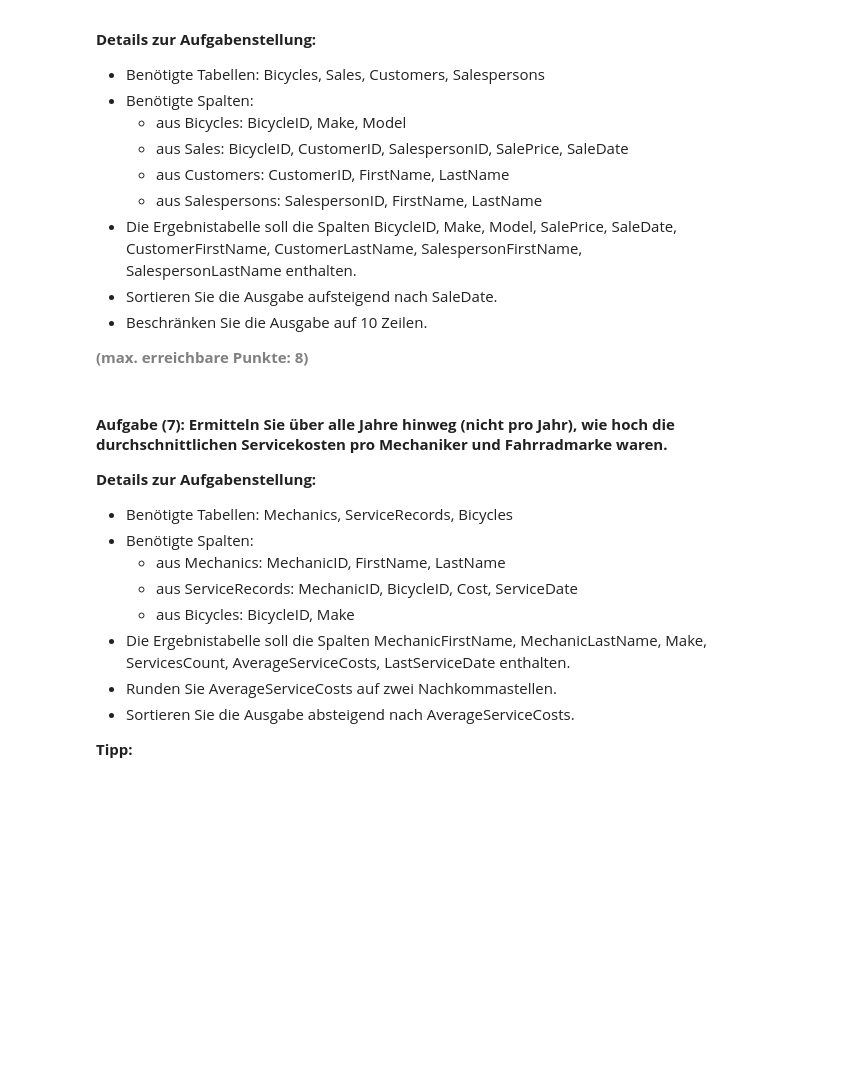
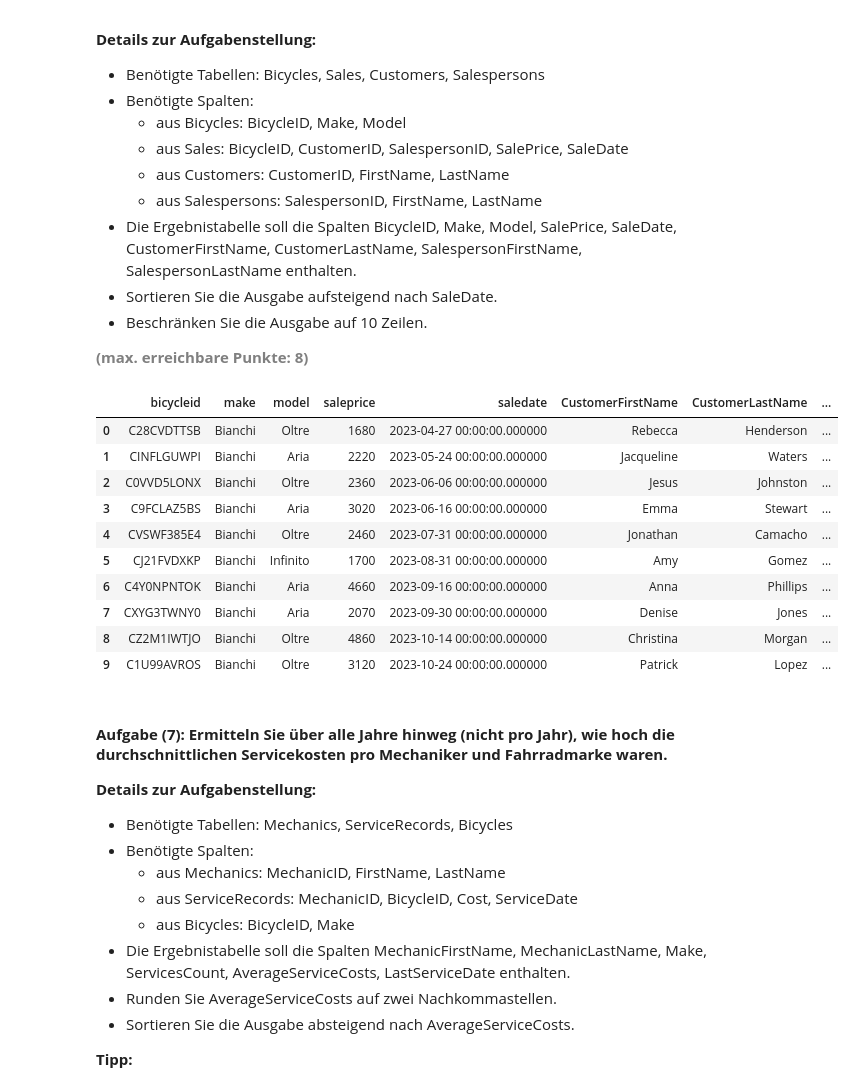
Before and after one commit to LeonCZHAW/python_postgresql_pgadmin, a Jupyter notebook: AP01_Mgmt_Nutzung_Relationale_Daten.ipynb, the cells around one changed output. Saved outputs shown, nothing was run; the diff lists cells and outputs as text; code cells hidden in the pictures; blank space fills up the shorter version.

```diff
--- a/AP01_Mgmt_Nutzung_Relationale_Daten.ipynb
+++ b/AP01_Mgmt_Nutzung_Relationale_Daten.ipynb
@@ -440,3 +460,53 @@ df_servicerecords
+# %%
+# Engine für Datenbankverbindung erstellen
+
+engine = create_engine('sqlite:///bike_shop.db')
+
+# SQL-Abfrage erstellen und ausführen
+
+df_bicycles = pd.read_sql_query("""
+                                    SELECT
+                                        b.BicycleID,
+                                        b.Make,
+                                        b.Model,
+                                        s.SalePrice,
+                                        s.SaleDate,
+                                        c.FirstName AS CustomerFirstName,
+                                        c.LastName AS CustomerLastName,
+                                        sp.FirstName AS SalespersonFirstName,
+                                        sp.LastName AS SalespersonLastName
+                                    FROM Bicycles AS b
+                                    JOIN Sales AS s
+                                        ON b.BicycleID = s.BicycleID
+                                    JOIN Customers AS c
+                                        ON s.CustomerID = c.CustomerID
+                                    JOIN Salespersons AS sp
+                                        ON s.SalespersonID = sp.SalespersonID
+                                    WHERE b.Make = 'Bianchi'
+                                        AND s.SaleDate >= '2023-03-01'
+                                        AND s.SaleDate < '2024-01-01'
+                                    ORDER BY s.SaleDate ASC LIMIT 10;
+                                    """, con=engine)
+
+# Datenbankverbindung trennen
+
+engine.dispose()
+
+# Ergebnis anzeigen
+
+df_bicycles
+# %% [output]
+|  | bicycleid | make | model | saleprice | saledate | CustomerFirstName | CustomerLastName | ... |
+| 0 | C28CVDTTSB | Bianchi | Oltre | 1680 | 2023-04-27 00:00:00.000000 | Rebecca | Henderson | ... |
+| 1 | CINFLGUWPI | Bianchi | Aria | 2220 | 2023-05-24 00:00:00.000000 | Jacqueline | Waters | ... |
+| 2 | C0VVD5LONX | Bianchi | Oltre | 2360 | 2023-06-06 00:00:00.000000 | Jesus | Johnston | ... |
+| 3 | C9FCLAZ5BS | Bianchi | Aria | 3020 | 2023-06-16 00:00:00.000000 | Emma | Stewart | ... |
+| 4 | CVSWF385E4 | Bianchi | Oltre | 2460 | 2023-07-31 00:00:00.000000 | Jonathan | Camacho | ... |
+| 5 | CJ21FVDXKP | Bianchi | Infinito | 1700 | 2023-08-31 00:00:00.000000 | Amy | Gomez | ... |
+| 6 | C4Y0NPNTOK | Bianchi | Aria | 4660 | 2023-09-16 00:00:00.000000 | Anna | Phillips | ... |
+| 7 | CXYG3TWNY0 | Bianchi | Aria | 2070 | 2023-09-30 00:00:00.000000 | Denise | Jones | ... |
+| 8 | CZ2M1IWTJO | Bianchi | Oltre | 4860 | 2023-10-14 00:00:00.000000 | Christina | Morgan | ... |
+| 9 | C1U99AVROS | Bianchi | Oltre | 3120 | 2023-10-24 00:00:00.000000 | Patrick | Lopez | ... |
 # %% [markdown]
 #### <b>Aufgabe (7): Ermitteln Sie über alle Jahre hinweg (nicht pro Jahr), wie hoch die durchschnittlichen Servicekosten pro Mechaniker und Fahrradmarke waren.</b>
 <b>Details zur Aufgabenstellung:</b>
```
Also changed, not shown: parts of 7 cells of this notebook, 1 other file.
